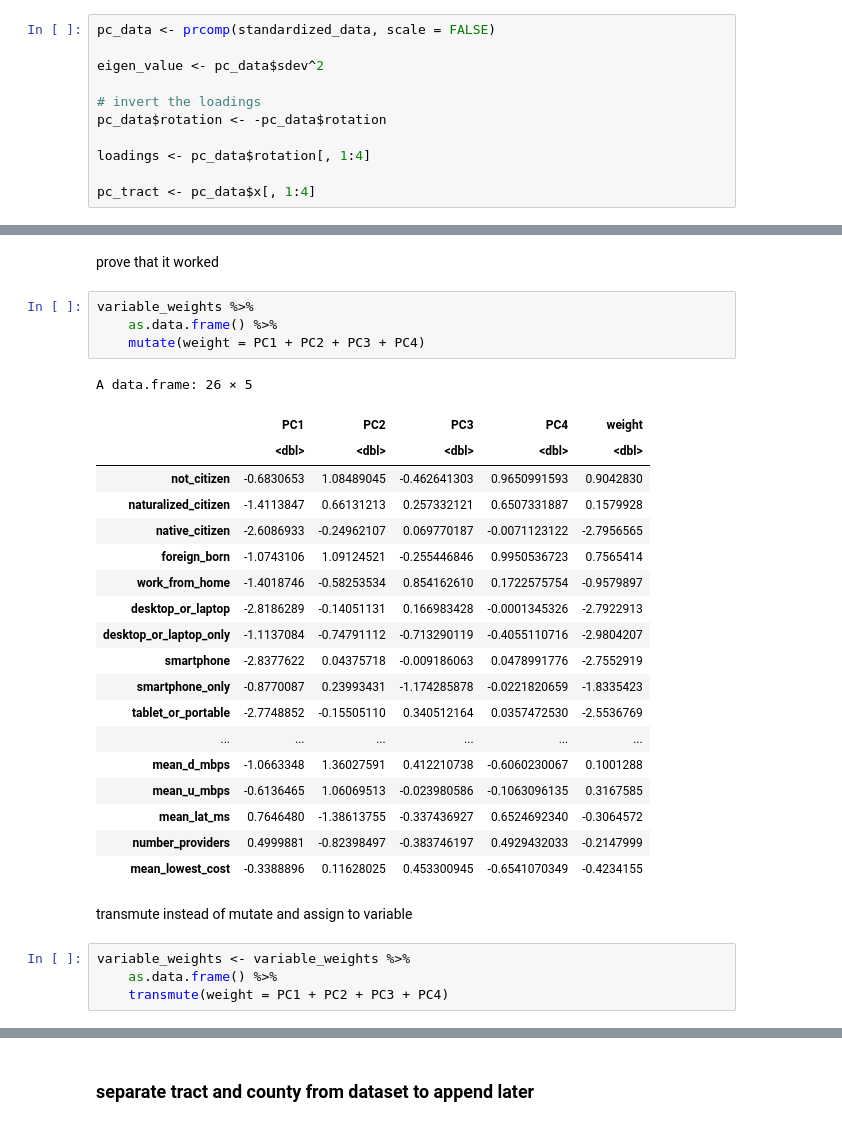
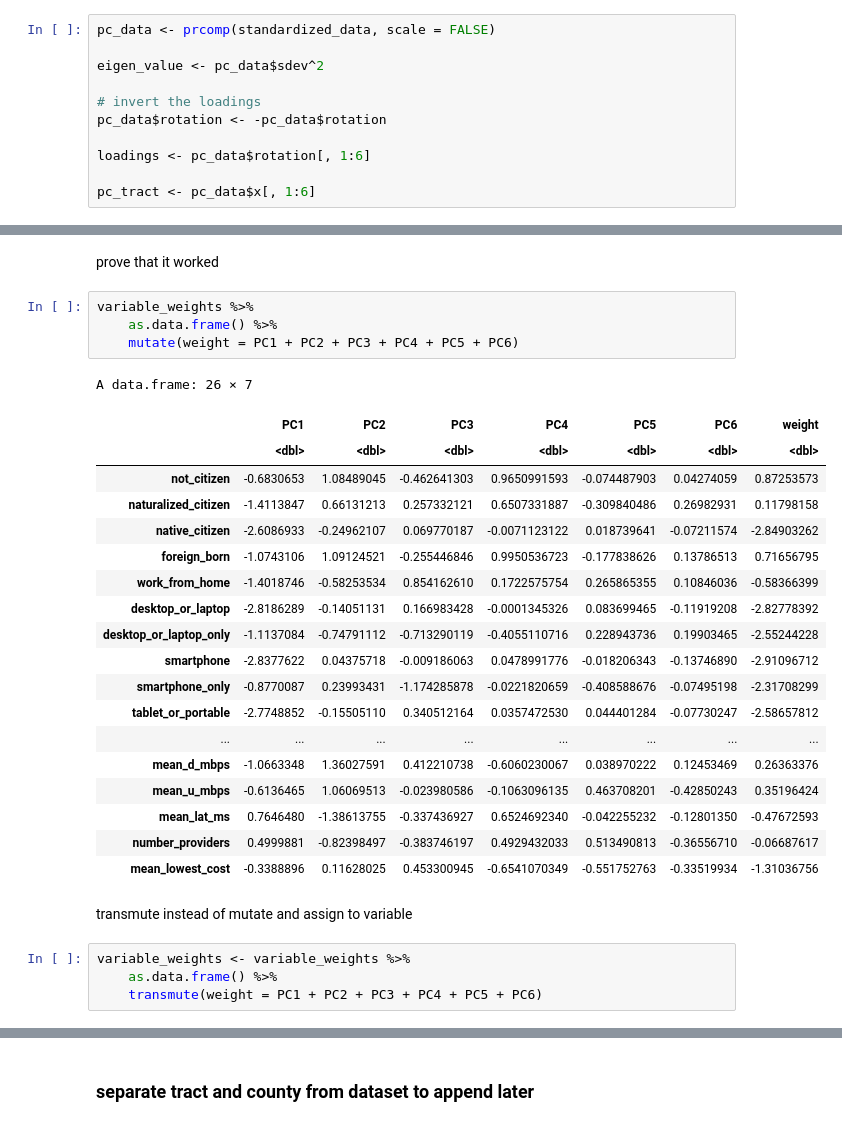
Before and after one commit to nicholasptran/eastern-washington-digital-equity, a Jupyter notebook: app/notebooks_and_testing/pc.ipynb, the cells around one changed output, grey strips where cells are left out. Drawn from its saved outputs; the diff is of its cells as text.

```diff
--- a/app/notebooks_and_testing/pc.ipynb
+++ b/app/notebooks_and_testing/pc.ipynb
@@ -28,8 +28,8 @@ eigen_value <- pc_data$sdev^2
 # invert the loadings
 pc_data$rotation <- -pc_data$rotation
 
-loadings <- pc_data$rotation[, 1:4]
+loadings <- pc_data$rotation[, 1:6]
 
-pc_tract <- pc_data$x[, 1:4]
+pc_tract <- pc_data$x[, 1:6]
 # %% [markdown]
 ### eigen value
@@ -123,33 +143,33 @@ prove that it worked
 # %%
 variable_weights %>%
     as.data.frame() %>%
-    mutate(weight = PC1 + PC2 + PC3 + PC4)
+    mutate(weight = PC1 + PC2 + PC3 + PC4 + PC5 + PC6)
 # %% [output]
-A data.frame: 26 × 5
+A data.frame: 26 × 7
-|  | PC1 | PC2 | PC3 | PC4 | weight |
-|  | <dbl> | <dbl> | <dbl> | <dbl> | <dbl> |
-| not_citizen | -0.6830653 | 1.08489045 | -0.462641303 | 0.9650991593 | 0.9042830 |
-| naturalized_citizen | -1.4113847 | 0.66131213 | 0.257332121 | 0.6507331887 | 0.1579928 |
-| native_citizen | -2.6086933 | -0.24962107 | 0.069770187 | -0.0071123122 | -2.7956565 |
-| foreign_born | -1.0743106 | 1.09124521 | -0.255446846 | 0.9950536723 | 0.7565414 |
-| work_from_home | -1.4018746 | -0.58253534 | 0.854162610 | 0.1722575754 | -0.9579897 |
-| desktop_or_laptop | -2.8186289 | -0.14051131 | 0.166983428 | -0.0001345326 | -2.7922913 |
-| desktop_or_laptop_only | -1.1137084 | -0.74791112 | -0.713290119 | -0.4055110716 | -2.9804207 |
-| smartphone | -2.8377622 | 0.04375718 | -0.009186063 | 0.0478991776 | -2.7552919 |
-| smartphone_only | -0.8770087 | 0.23993431 | -1.174285878 | -0.0221820659 | -1.8335423 |
-| tablet_or_portable | -2.7748852 | -0.15505110 | 0.340512164 | 0.0357472530 | -2.5536769 |
-| ... | ... | ... | ... | ... | ... |
-| mean_d_mbps | -1.0663348 | 1.36027591 | 0.412210738 | -0.6060230067 | 0.1001288 |
-| mean_u_mbps | -0.6136465 | 1.06069513 | -0.023980586 | -0.1063096135 | 0.3167585 |
-| mean_lat_ms | 0.7646480 | -1.38613755 | -0.337436927 | 0.6524692340 | -0.3064572 |
-| number_providers | 0.4999881 | -0.82398497 | -0.383746197 | 0.4929432033 | -0.2147999 |
-| mean_lowest_cost | -0.3388896 | 0.11628025 | 0.453300945 | -0.6541070349 | -0.4234155 |
+|  | PC1 | PC2 | PC3 | PC4 | PC5 | PC6 | weight |
+|  | <dbl> | <dbl> | <dbl> | <dbl> | <dbl> | <dbl> | <dbl> |
+| not_citizen | -0.6830653 | 1.08489045 | -0.462641303 | 0.9650991593 | -0.074487903 | 0.04274059 | 0.87253573 |
+| naturalized_citizen | -1.4113847 | 0.66131213 | 0.257332121 | 0.6507331887 | -0.309840486 | 0.26982931 | 0.11798158 |
+| native_citizen | -2.6086933 | -0.24962107 | 0.069770187 | -0.0071123122 | 0.018739641 | -0.07211574 | -2.84903262 |
+| foreign_born | -1.0743106 | 1.09124521 | -0.255446846 | 0.9950536723 | -0.177838626 | 0.13786513 | 0.71656795 |
+| work_from_home | -1.4018746 | -0.58253534 | 0.854162610 | 0.1722575754 | 0.265865355 | 0.10846036 | -0.58366399 |
+| desktop_or_laptop | -2.8186289 | -0.14051131 | 0.166983428 | -0.0001345326 | 0.083699465 | -0.11919208 | -2.82778392 |
+| desktop_or_laptop_only | -1.1137084 | -0.74791112 | -0.713290119 | -0.4055110716 | 0.228943736 | 0.19903465 | -2.55244228 |
+| smartphone | -2.8377622 | 0.04375718 | -0.009186063 | 0.0478991776 | -0.018206343 | -0.13746890 | -2.91096712 |
+| smartphone_only | -0.8770087 | 0.23993431 | -1.174285878 | -0.0221820659 | -0.408588676 | -0.07495198 | -2.31708299 |
+| tablet_or_portable | -2.7748852 | -0.15505110 | 0.340512164 | 0.0357472530 | 0.044401284 | -0.07730247 | -2.58657812 |
+| ... | ... | ... | ... | ... | ... | ... | ... |
+| mean_d_mbps | -1.0663348 | 1.36027591 | 0.412210738 | -0.6060230067 | 0.038970222 | 0.12453469 | 0.26363376 |
+| mean_u_mbps | -0.6136465 | 1.06069513 | -0.023980586 | -0.1063096135 | 0.463708201 | -0.42850243 | 0.35196424 |
+| mean_lat_ms | 0.7646480 | -1.38613755 | -0.337436927 | 0.6524692340 | -0.042255232 | -0.12801350 | -0.47672593 |
+| number_providers | 0.4999881 | -0.82398497 | -0.383746197 | 0.4929432033 | 0.513490813 | -0.36556710 | -0.06687617 |
+| mean_lowest_cost | -0.3388896 | 0.11628025 | 0.453300945 | -0.6541070349 | -0.551752763 | -0.33519934 | -1.31036756 |
 # %% [markdown]
 transmute instead of mutate and assign to variable
 # %%
 variable_weights <- variable_weights %>%
     as.data.frame() %>%
-    transmute(weight = PC1 + PC2 + PC3 + PC4)
+    transmute(weight = PC1 + PC2 + PC3 + PC4 + PC5 + PC6)
 # %%
 variable_weights
 # %% [output]
```
Also changed, not shown: parts of 8 cells of this notebook, 2 other files.
